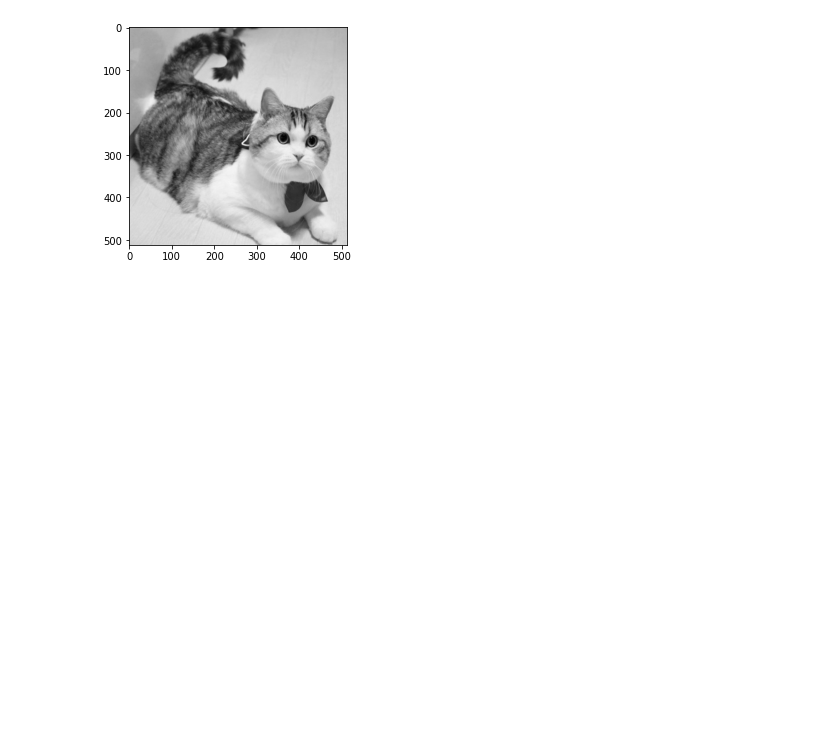
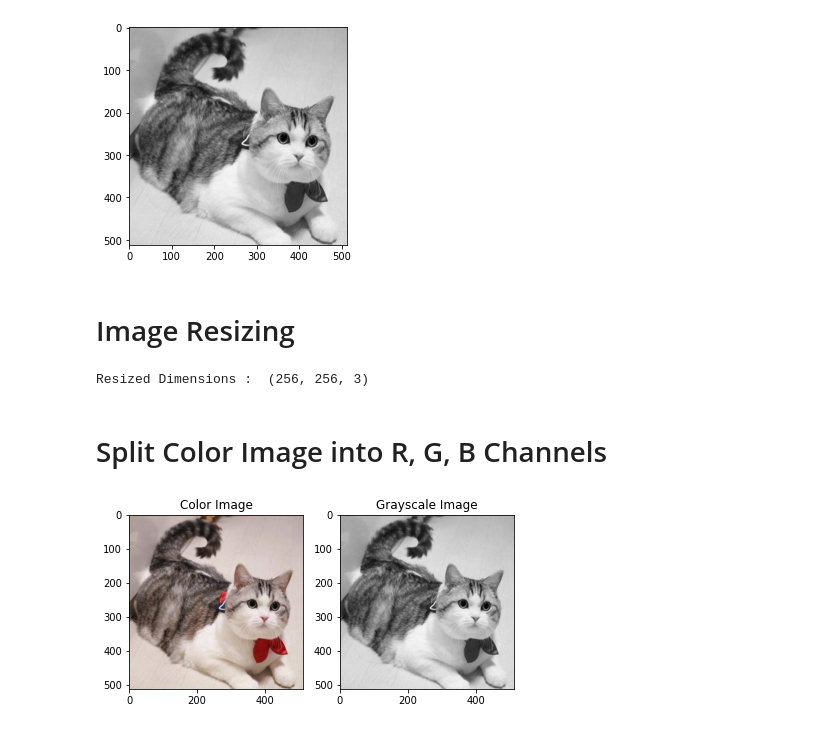
Before and after one commit to zaedulislam/CU_COMP_478_6771-Image_Processing_Lab, a Jupyter notebook: Tutorial 1 - COMP 478.ipynb, the cells around one changed output. Saved outputs shown, nothing was run; the diff lists cells and outputs as text; code cells hidden in the pictures; blank space fills up the shorter version.

```diff
--- a/Tutorial 1 - COMP 478.ipynb
+++ b/Tutorial 1 - COMP 478.ipynb
@@ -75,3 +75,36 @@ Image size: (512, 512, 3)
 Image size: (512, 512)
 <matplotlib.image.AxesImage at 0x...>
 [figure]
+# %% [markdown]
+# Image Resizing
+# %%
+# Resize image
+# INTER_AREA – resampling using pixel area relation. It may be a preferred method for image decimation,
+# as it gives moire’-free results. But when the image is zoomed, it is similar to the INTER_NEAREST method.
+resizedImage = cv2.resize(I, (256, 256), interpolation = cv2.INTER_AREA)
+
+print('Resized Dimensions : ',resizedImage.shape)
+# cv2.imwrite('alhambra.png', resized)
+# %% [output]
+Resized Dimensions :  (256, 256, 3)
+# %% [markdown]
+# Split Color Image into R, G, B Channels
+# %%
+# OpenCV follows BGR order, while plt follows RGB order
+I = cv2.cvtColor(I, cv2.COLOR_BGR2RGB)
+
+R, G, B = cv2.split(I)       # Get Red, Green, Blue
+#I = cv2.merge([R,G,B])      # Switch it to RGB
+
+plt.figure()
+
+plt.subplot(121), plt.imshow(I), plt.title('Color Image')
+#plt.axis('off')
+
+plt.subplot(122), plt.imshow(J, cmap ='gray'), plt.title('Grayscale Image')
+#plt.axis('off')
+
+plt.tight_layout()
+plt.show()
+# %% [output]
+[figure, added]
```
Also changed, not shown: parts of 3 cells of this notebook.
